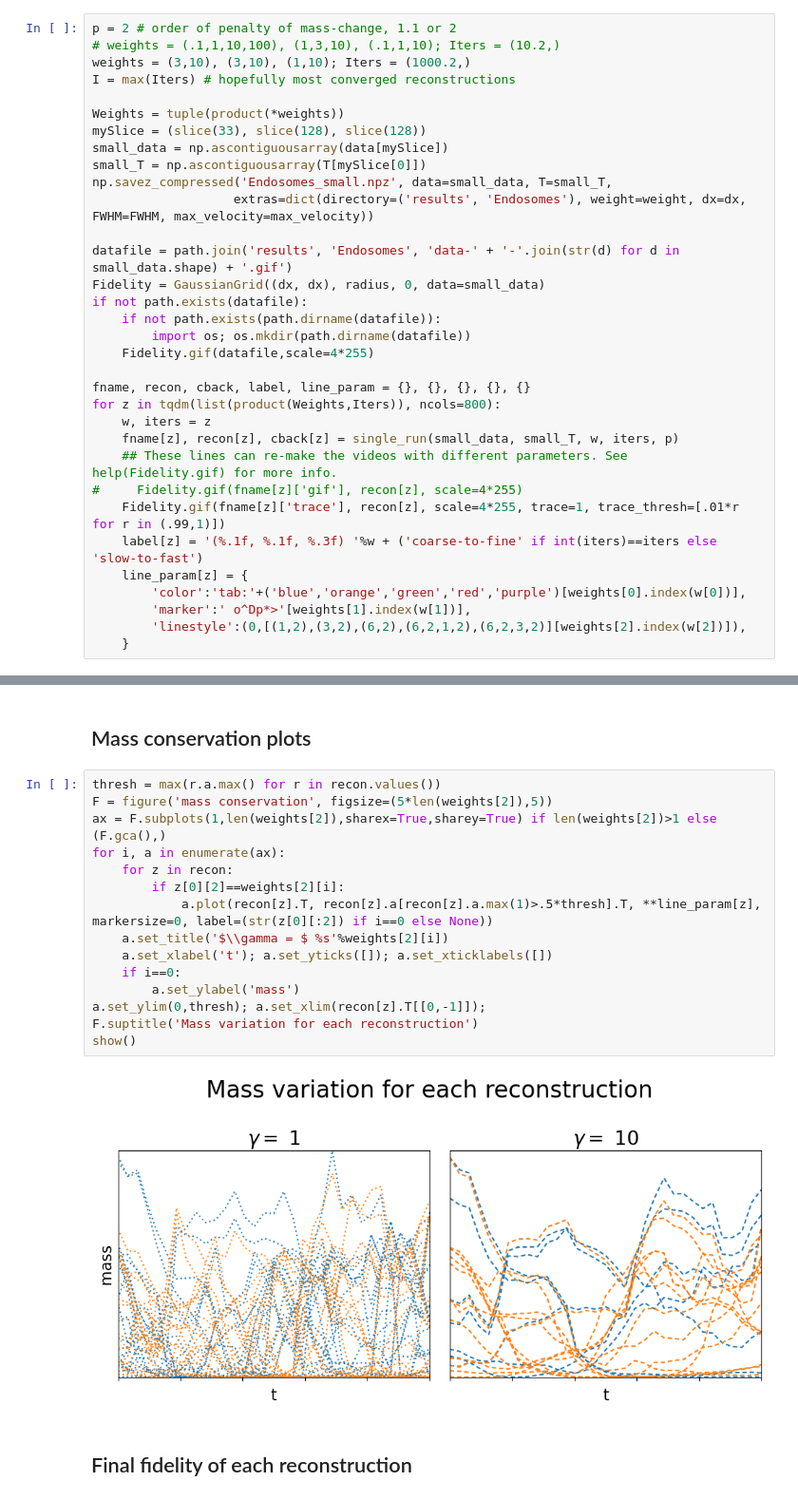
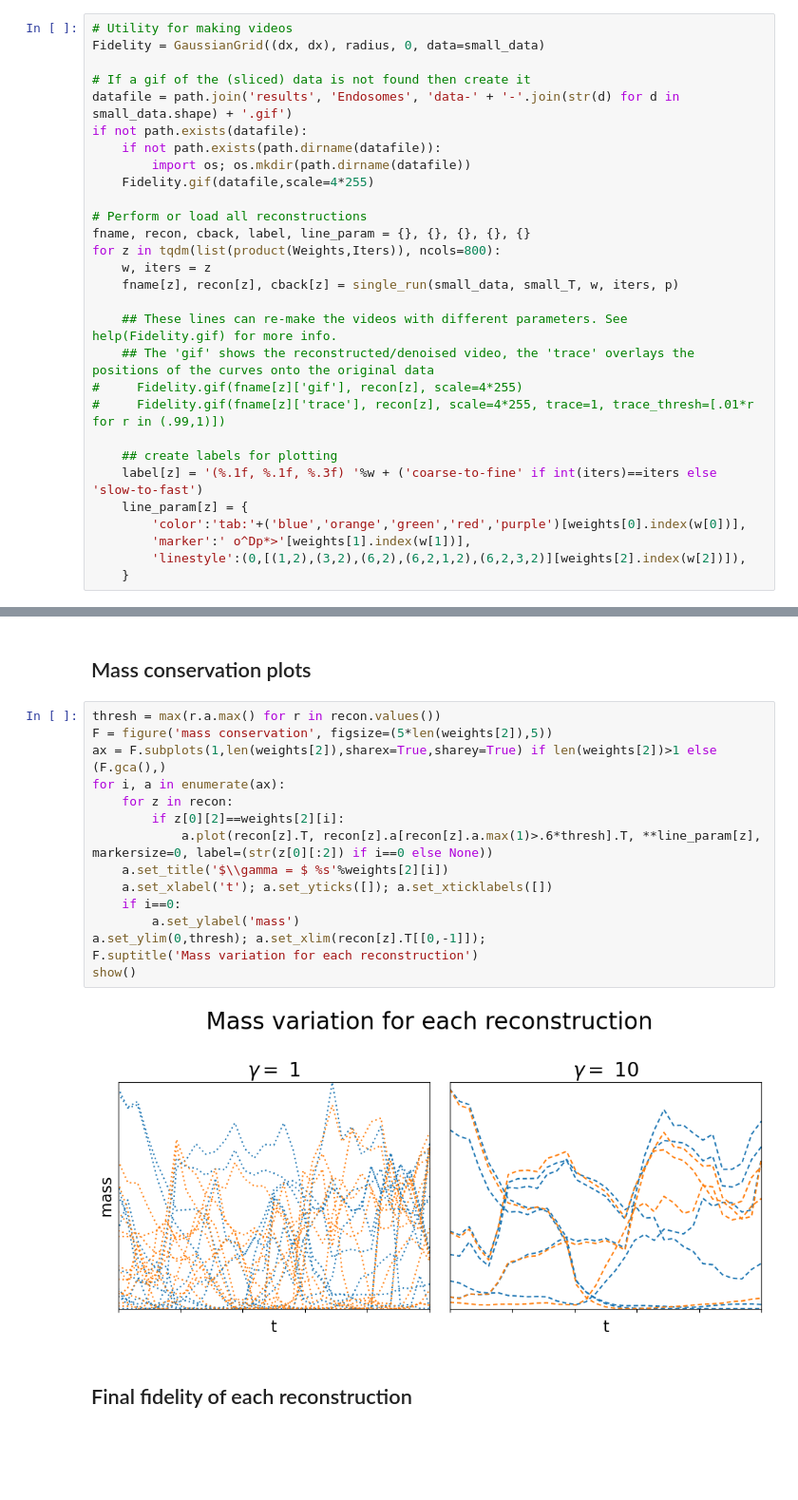
Before and after one commit to robtovey/2022dynamicIPmicroscopy, a Jupyter notebook: code/Endosomes.ipynb, the cells around one changed output, grey strips where cells are left out. Shown at 95% size. Cells and saved outputs as stored; diff of their text form; blank space fills up the shorter version.

```diff
--- a/code/Endosomes.ipynb
+++ b/code/Endosomes.ipynb
@@ -91,30 +127,26 @@ single_run = get_single_run(('results', 'Endosomes'), weight, dx, FWHM, max_velo
 # %%
-p = 2 # order of penalty of mass-change, 1.1 or 2
-# weights = (.1,1,10,100), (1,3,10), (.1,1,10); Iters = (10.2,)
-weights = (3,10), (3,10), (1,10); Iters = (1000.2,)
-I = max(Iters) # hopefully most converged reconstructions
+# Utility for making videos
+Fidelity = GaussianGrid((dx, dx), radius, 0, data=small_data)
 
-Weights = tuple(product(*weights))
-mySlice = (slice(33), slice(128), slice(128))
-small_data = np.ascontiguousarray(data[mySlice])
-small_T = np.ascontiguousarray(T[mySlice[0]])
-np.savez_compressed('Endosomes_small.npz', data=small_data, T=small_T,
-                   extras=dict(directory=('results', 'Endosomes'), weight=weight, dx=dx, FWHM=FWHM, max_velocity=max_velocity))
-
+# If a gif of the (sliced) data is not found then create it
 datafile = path.join('results', 'Endosomes', 'data-' + '-'.join(str(d) for d in small_data.shape) + '.gif')
-Fidelity = GaussianGrid((dx, dx), radius, 0, data=small_data)
 if not path.exists(datafile):
     if not path.exists(path.dirname(datafile)):
         import os; os.mkdir(path.dirname(datafile))
     Fidelity.gif(datafile,scale=4*255)
 
+# Perform or load all reconstructions
 fname, recon, cback, label, line_param = {}, {}, {}, {}, {}
 for z in tqdm(list(product(Weights,Iters)), ncols=800):
     w, iters = z
     fname[z], recon[z], cback[z] = single_run(small_data, small_T, w, iters, p)
+
     ## These lines can re-make the videos with different parameters. See help(Fidelity.gif) for more info.
+    ## The 'gif' shows the reconstructed/denoised video, the 'trace' overlays the positions of the curves onto the original data
 #     Fidelity.gif(fname[z]['gif'], recon[z], scale=4*255)
-    Fidelity.gif(fname[z]['trace'], recon[z], scale=4*255, trace=1, trace_thresh=[.01*r for r in (.99,1)])
+#     Fidelity.gif(fname[z]['trace'], recon[z], scale=4*255, trace=1, trace_thresh=[.01*r for r in (.99,1)])
+
+    ## create labels for plotting
     label[z] = '(%.1f, %.1f, %.3f) '%w + ('coarse-to-fine' if int(iters)==iters else 'slow-to-fast')
     line_param[z] = {
         'color':'tab:'+('blue','orange','green','red','purple')[weights[0].index(w[0])],
@@ -201,20 +233,20 @@ show()
 # %%
 thresh = max(r.a.max() for r in recon.values())
 F = figure('mass conservation', figsize=(5*len(weights[2]),5))
 ax = F.subplots(1,len(weights[2]),sharex=True,sharey=True) if len(weights[2])>1 else (F.gca(),)
 for i, a in enumerate(ax):
     for z in recon:
         if z[0][2]==weights[2][i]:
-            a.plot(recon[z].T, recon[z].a[recon[z].a.max(1)>.5*thresh].T, **line_param[z], markersize=0, label=(str(z[0][:2]) if i==0 else None))
+            a.plot(recon[z].T, recon[z].a[recon[z].a.max(1)>.6*thresh].T, **line_param[z], markersize=0, label=(str(z[0][:2]) if i==0 else None))
     a.set_title('$\\gamma = $ %s'%weights[2][i])
     a.set_xlabel('t'); a.set_yticks([]); a.set_xticklabels([])
     if i==0:
         a.set_ylabel('mass')
 a.set_ylim(0,thresh); a.set_xlim(recon[z].T[[0,-1]]);
 F.suptitle('Mass variation for each reconstruction')
 show()
 # %% [output]
-[figure, old version]
+[figure, new version]
 # %% [markdown]
 ## Final fidelity of each reconstruction
 # %% [markdown]
```
Also changed, not shown: parts of 10 cells of this notebook, 3 other files.
